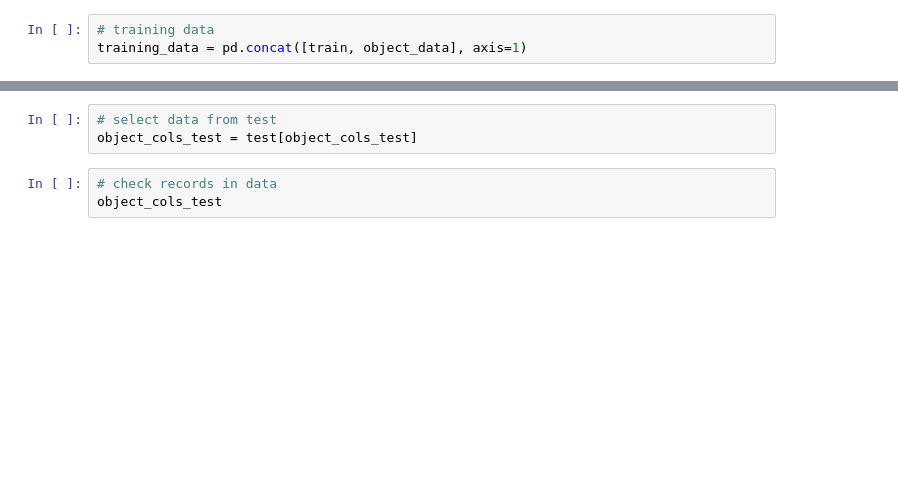
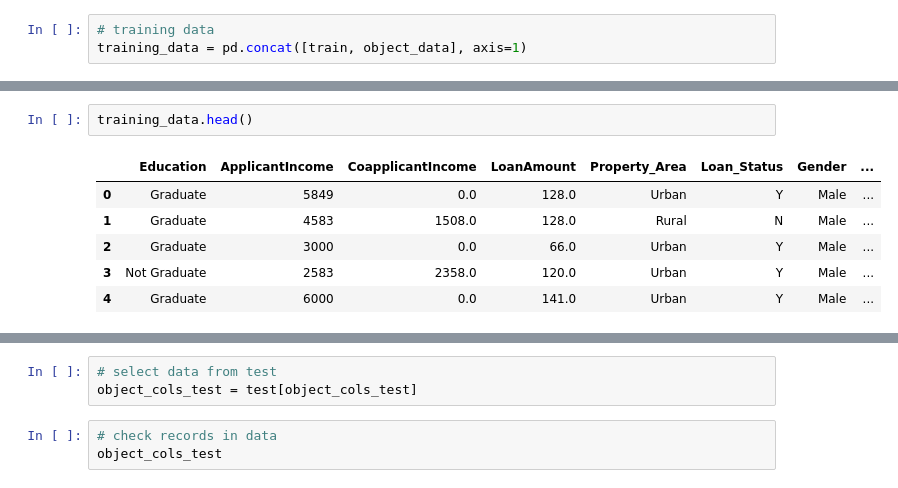
Before and after one commit to Akshay-Paunikar/Loan_Prediction_ML, a Jupyter notebook: project/notebook/Loan_Prediction.ipynb, the cells around one changed output, grey strips where cells are left out. Cells and saved outputs as stored; diff of their text form; blank space fills up the shorter version.

```diff
--- a/project/notebook/Loan_Prediction.ipynb
+++ b/project/notebook/Loan_Prediction.ipynb
@@ -242,3 +243,12 @@ dtype: int64
+# %%
+training_data.head()
+# %% [output]
+|  | Education | ApplicantIncome | CoapplicantIncome | LoanAmount | Property_Area | Loan_Status | Gender | ... |
+| 0 | Graduate | 5849 | 0.0 | 128.0 | Urban | Y | Male | ... |
+| 1 | Graduate | 4583 | 1508.0 | 128.0 | Rural | N | Male | ... |
+| 2 | Graduate | 3000 | 0.0 | 66.0 | Urban | Y | Male | ... |
+| 3 | Not Graduate | 2583 | 2358.0 | 120.0 | Urban | Y | Male | ... |
+| 4 | Graduate | 6000 | 0.0 | 141.0 | Urban | Y | Male | ... |
 # %%
 # concise summary
 training_data.info()
```
Also changed, not shown: parts of 27 cells of this notebook, 1 other file.
